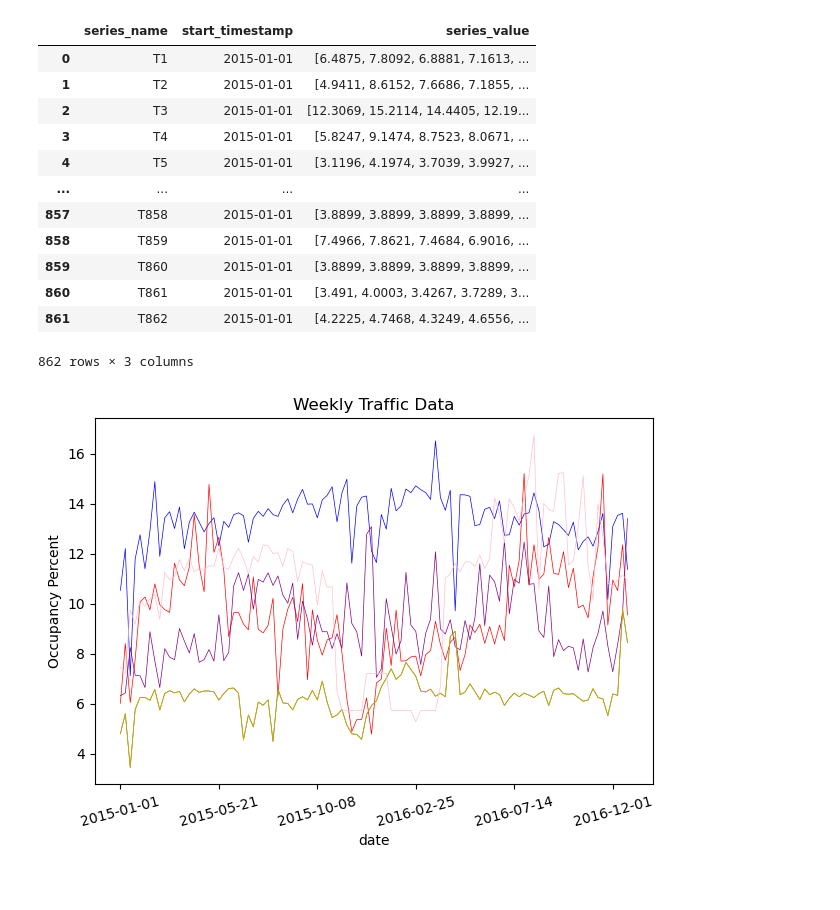
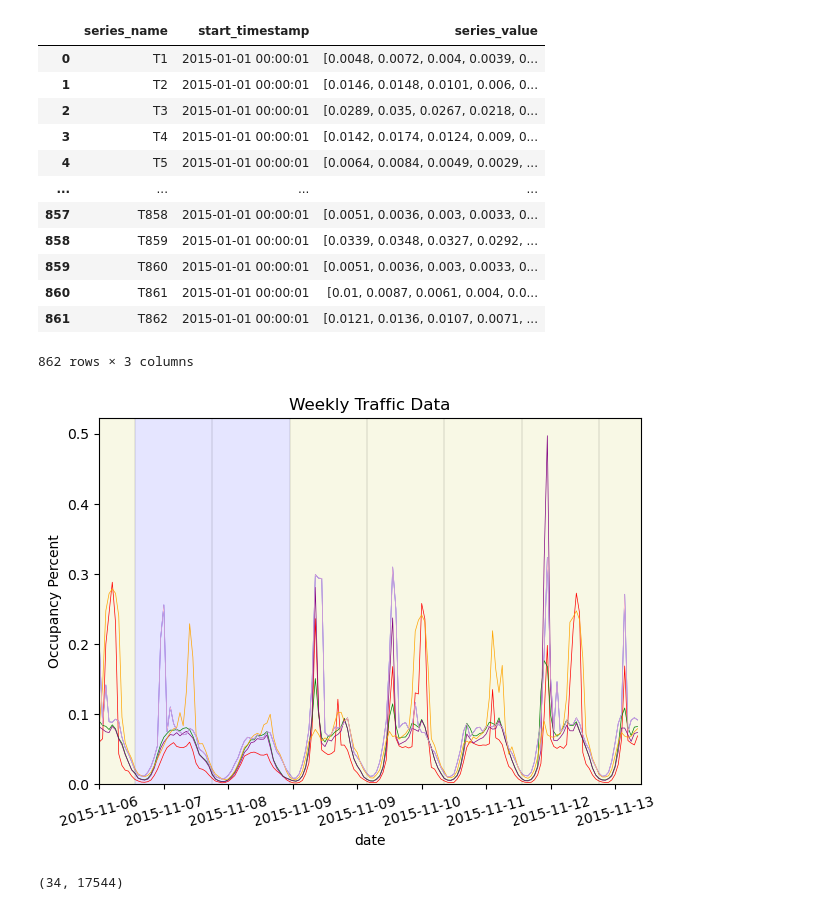
Before and after one commit to Coaster41/timeseries_datasets, a Jupyter notebook: monash_datasets.ipynb, the cells around one changed output. Saved outputs shown, nothing was run; the diff lists cells and outputs as text; code cells hidden in the pictures.

Commit message:
added timezone and nicer plotting

```diff
--- a/monash_datasets.ipynb
+++ b/monash_datasets.ipynb
@@ -11,21 +13,21 @@ import datetime
 # %%
-# Traffic weekly dataset
-fn = "../data/time_series_datasets/traffic_weekly_dataset.tsf"
+# Traffic hourly dataset
+fn = "../data/time_series_datasets/traffic_hourly_dataset.tsf"
 df = convert_tsf_to_dataframe(fn)[0]
 display(df)
 # %% [output]
 |  | series_name | start_timestamp | series_value |
-| 0 | T1 | 2015-01-01 | [6.4875, 7.8092, 6.8881, 7.1613, ... |
-| 1 | T2 | 2015-01-01 | [4.9411, 8.6152, 7.6686, 7.1855, ... |
-| 2 | T3 | 2015-01-01 | [12.3069, 15.2114, 14.4405, 12.19... |
-| 3 | T4 | 2015-01-01 | [5.8247, 9.1474, 8.7523, 8.0671, ... |
-| 4 | T5 | 2015-01-01 | [3.1196, 4.1974, 3.7039, 3.9927, ... |
+| 0 | T1 | 2015-01-01 00:00:01 | [0.0048, 0.0072, 0.004, 0.0039, 0... |
+| 1 | T2 | 2015-01-01 00:00:01 | [0.0146, 0.0148, 0.0101, 0.006, 0... |
+| 2 | T3 | 2015-01-01 00:00:01 | [0.0289, 0.035, 0.0267, 0.0218, 0... |
+| 3 | T4 | 2015-01-01 00:00:01 | [0.0142, 0.0174, 0.0124, 0.009, 0... |
+| 4 | T5 | 2015-01-01 00:00:01 | [0.0064, 0.0084, 0.0049, 0.0029, ... |
 | ... | ... | ... | ... |
-| 857 | T858 | 2015-01-01 | [3.8899, 3.8899, 3.8899, 3.8899, ... |
-| 858 | T859 | 2015-01-01 | [7.4966, 7.8621, 7.4684, 6.9016, ... |
-| 859 | T860 | 2015-01-01 | [3.8899, 3.8899, 3.8899, 3.8899, ... |
-| 860 | T861 | 2015-01-01 | [3.491, 4.0003, 3.4267, 3.7289, 3... |
-| 861 | T862 | 2015-01-01 | [4.2225, 4.7468, 4.3249, 4.6556, ... |
+| 857 | T858 | 2015-01-01 00:00:01 | [0.0051, 0.0036, 0.003, 0.0033, 0... |
+| 858 | T859 | 2015-01-01 00:00:01 | [0.0339, 0.0348, 0.0327, 0.0292, ... |
+| 859 | T860 | 2015-01-01 00:00:01 | [0.0051, 0.0036, 0.003, 0.0033, 0... |
+| 860 | T861 | 2015-01-01 00:00:01 | [0.01, 0.0087, 0.0061, 0.004, 0.0... |
+| 861 | T862 | 2015-01-01 00:00:01 | [0.0121, 0.0136, 0.0107, 0.0071, ... |
 862 rows × 3 columns
 # %%
 timeseries = list(df["series_value"].apply(lambda x: list(x)))
@@ -34,45 +36,78 @@ timeseries = np.array(timeseries)
 # setting up an array of timestamps
 start_time = df['start_timestamp'][0]
 start_timestamp = time.mktime(start_time.timetuple())
-time_interval = 60*60*24*7 # weekly
+time_interval = 60*60 # hourly
 timeseries_len = timeseries.shape[1]
 timestamp_arr = np.arange(int(start_timestamp), int(start_timestamp)+time_interval*timeseries_len, time_interval)
-time_arr = np.array([datetime.datetime.utcfromtimestamp(int(float(timestamp))).strftime('%Y-%m-%d') for timestamp in timestamp_arr])
+time_arr = np.array([datetime.datetime.utcfromtimestamp(int(float(timestamp))).replace(tzinfo=datetime.timezone.utc).astimezone(tz=zoneinfo.ZoneInfo(key="America/Los_Angeles")).strftime('%Y-%m-%d') for timestamp in timestamp_arr])
+weekdays_timestamps = np.array([datetime.datetime.utcfromtimestamp(int(float(timestamp))).replace(tzinfo=datetime.timezone.utc).astimezone(tz=zoneinfo.ZoneInfo(key="America/Los_Angeles")).weekday() for timestamp in timestamp_arr])
 # %%
 scale = 1
+
+week_interval = 60*60*24*7
+start_date = np.random.randint(0,timeseries_len-week_interval//time_interval)
 
 # make figure + axes
 fig, ax = plt.subplots(tight_layout=True)
 plt.title("Weekly Traffic Data")
 ax.set_xlabel('date')
 ax.set_ylabel(f'Occupancy Percent')
 
 rand_ind = np.random.randint(0, timeseries.shape[0], 6)
 # draw one line
-ln1, = ax.plot(timeseries[rand_ind[0]]/scale, c='blue', lw=0.5)
-ln2, = ax.plot(timeseries[rand_ind[1]]/scale, c='red', lw=0.5)
-ln3, = ax.plot(timeseries[rand_ind[2]]/scale, c='green', lw=0.5)
-ln4, = ax.plot(timeseries[rand_ind[3]]/scale, c='purple', lw=0.5)
-ln5, = ax.plot(timeseries[rand_ind[4]]/scale, c='orange', lw=0.5)
-ln6, = ax.plot(timeseries[rand_ind[5]]/scale, c='pink', lw=0.5)
+ln1, = ax.plot(timeseries[rand_ind[0], start_date:start_date+week_interval//time_interval]/scale, c='blue', lw=0.5)
+ln2, = ax.plot(timeseries[rand_ind[1], start_date:start_date+week_interval//time_interval]/scale, c='red', lw=0.5)
+ln3, = ax.plot(timeseries[rand_ind[2], start_date:start_date+week_interval//time_interval]/scale, c='green', lw=0.5)
+ln4, = ax.plot(timeseries[rand_ind[3], start_date:start_date+week_interval//time_interval]/scale, c='purple', lw=0.5)
+ln5, = ax.plot(timeseries[rand_ind[4], start_date:start_date+week_interval//time_interval]/scale, c='orange', lw=0.5)
+ln6, = ax.plot(timeseries[rand_ind[5], start_date:start_date+week_interval//time_interval]/scale, c='pink', lw=0.5)
 
+cut_time_arr = time_arr[start_date:start_date+week_interval//time_interval]
 # helper function for the formatter
 def listifed_formatter(x, pos=None):
     try:
-        return time_arr[int(x)]
+        return cut_time_arr[int(x)]
     except IndexError:
         return ''
+
+cut_weekdays = weekdays_timestamps[start_date:start_date+week_interval//time_interval]
+Z = np.repeat(cut_weekdays.reshape(1,cut_weekdays.shape[0]),int(ax.get_ylim()[1]+1),axis=0).reshape(int(ax.get_ylim()[1]+1),cut_weekdays.shape[0])
+cvals = [0,1,2,3,4,5,6]
+colors = ['y','y','y','y','y','b','b']
+norm=plt.Normalize(min(cvals),max(cvals))
+tuples = list(zip(map(norm,cvals), colors))
+cmap = matplotlib.colors.LinearSegmentedColormap.from_list("", tuples)
+X=np.repeat(np.expand_dims(np.arange(week_interval//time_interval+1),0), 2, axis=0).reshape([2,week_interval//time_interval+1])
+Y=np.zeros((week_interval//time_interval+1)*2).reshape([2,week_interval//time_interval+1])
+Y[1] = ax.get_ylim()[1]
+c = ax.pcolor(X, Y, Z, alpha=0.1, edgecolor=None, snap=True, cmap=cmap)
+ax.vlines(np.where(cut_weekdays[:-1] != cut_weekdays[1:])[0]+1,0,ax.get_ylim()[1], colors='black', linewidth=0.1)
 
 # make and use the formatter
 mt = mticker.FuncFormatter(listifed_formatter)
 ax.xaxis.set_major_formatter(mt)
 
 # set the default ticker to only put ticks on the integers
 loc = ax.xaxis.get_major_locator()
 loc.set_params(integer=True)
 
 # rotate the labels
 [lab.set_rotation(15) for lab in ax.get_xticklabels()]
 plt.show()
 # %% [output]
-[figure, old version]
+[figure, new version]
+# %%
+# check for invariance within a 17 day span
+timeseries_chunk = timeseries.reshape(timeseries.shape[0], timeseries.shape[1]//(17*24), 17*24)
+timeseries_median = np.median(timeseries, axis=1)
+timeseries_min_chunk = np.min(timeseries_chunk, axis=-1)
+timeseries_max_chunk = np.max(timeseries_chunk, axis=-1)
+timeseries_mean_chunk = np.mean(timeseries_chunk, axis=-1)
+timeseries_std_chunk = np.std(timeseries_chunk, axis=-1)
+
+# check std
+timeseries_invariance = np.sum(timeseries_std_chunk > np.expand_dims(timeseries_median,1) * 2, axis=1) > 10
+outliers = timeseries[timeseries_invariance]
+print(outliers.shape)
+# %% [output]
+(34, 17544)
```
Also changed, not shown: parts of 2 cells of this notebook, 1 other file.
